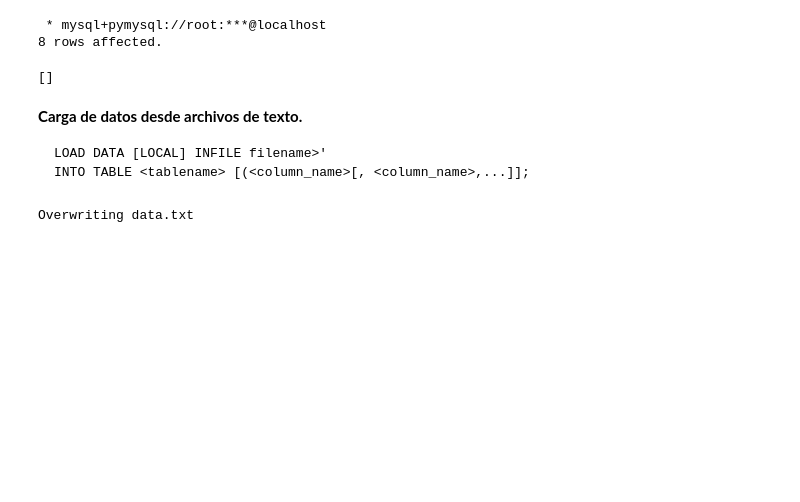
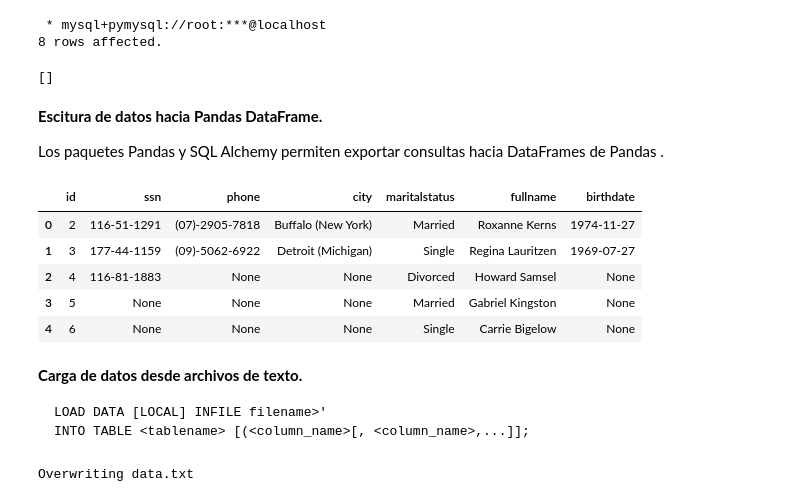
Before and after one commit to christiancalidad/SQL-basics, a Jupyter notebook: 03-gestion-registros.ipynb, the cells around one changed output. Saved outputs shown, nothing was run; the diff lists cells and outputs as text; code cells hidden in the pictures; blank space fills up the shorter version.

```diff
--- a/03-gestion-registros.ipynb
+++ b/03-gestion-registros.ipynb
@@ -281,6 +281,37 @@ SELECT * FROM persons INTO OUTFILE "persons.txt"
 ## Note que no tiene cabecera.
 ##
 !cat persons.txt
+# %% [markdown]
+**Escitura de datos hacia Pandas DataFrame.**
+
+Los paquetes Pandas y SQL Alchemy permiten exportar consultas hacia DataFrames de Pandas .
+# %%
+from sqlalchemy import create_engine
+##
+## cargar la sesión en la base de datos
+##
+conec_1 = create_engine('mysql+pymysql://root:sistemas@localhost/sqldemo')
+conec_2 = conec_1.connect()
+# %%
+##
+## carga la consulta
+##
+conec_3 = conec_2.execute("SELECT * FROM persons")
+# %%
+from pandas import DataFrame
+##
+## convertir la consulta en un Pandas DataFrame
+##
+df = DataFrame(conec_3.fetchall())
+df.columns = conec_3.keys()
+df.head()
+# %% [output]
+|  | id | ssn | phone | city | maritalstatus | fullname | birthdate |
+| 0 | 2 | 116-51-1291 | (07)-2905-7818 | Buffalo (New York) | Married | Roxanne Kerns | 1974-11-27 |
+| 1 | 3 | 177-44-1159 | (09)-5062-6922 | Detroit (Michigan) | Single | Regina Lauritzen | 1969-07-27 |
+| 2 | 4 | 116-81-1883 | None | None | Divorced | Howard Samsel | None |
+| 3 | 5 | None | None | None | Married | Gabriel Kingston | None |
+| 4 | 6 | None | None | None | Single | Carrie Bigelow | None |
 # %% [markdown]
 **Carga de datos desde archivos de texto.**
 
```
Also changed, not shown: parts of 1 cell of this notebook.
